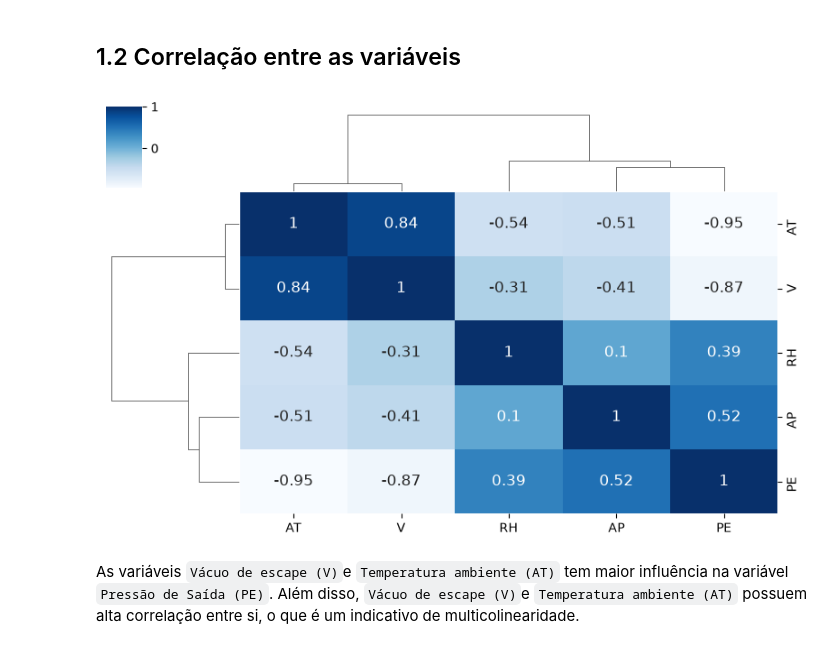
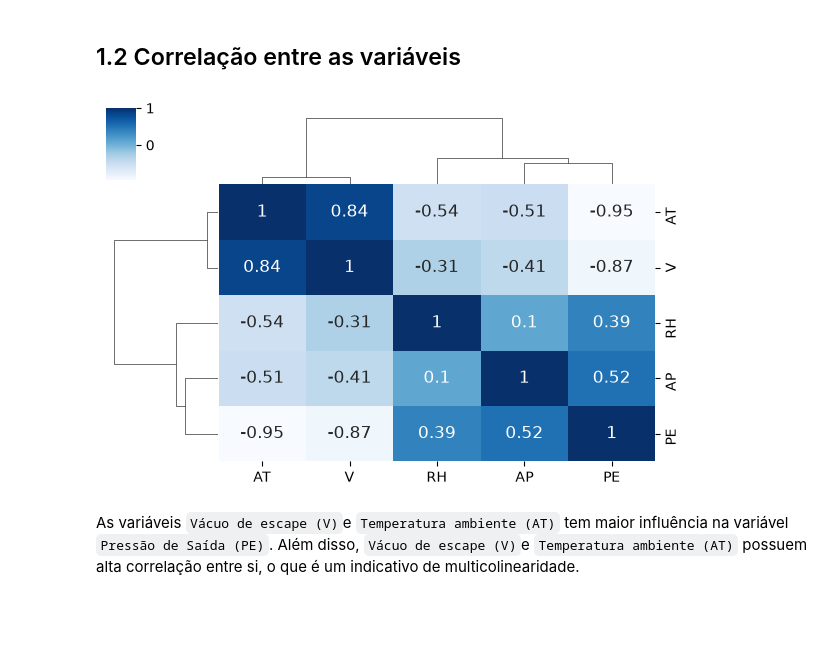
Before and after one commit to luizaires/Sistemas_Inteligentes_Unidade_I, a Jupyter notebook: Lista_de_Projetos.ipynb, the cells around one changed output. Saved outputs shown, nothing was run; the diff lists cells and outputs as text; code cells hidden in the pictures; blank space fills up the shorter version.

```diff
--- a/Lista_de_Projetos.ipynb
+++ b/Lista_de_Projetos.ipynb
@@ -52,9 +52,9 @@ memory usage: 373.9 KB
 # %% [markdown]
 ## 1.2 Correlação entre as variáveis
 # %%
-sns.clustermap(data = ccpp.corr(), cmap = 'Blues', annot = True, annot_kws = {'fontsize': 12}, figsize=(8, 5));
+sns.clustermap(data = ccpp.corr(), cmap = 'Blues', annot = True, annot_kws = {'fontsize': 12}, figsize=(6, 4));
 # %% [output]
-[figure, old version]
+[figure, new version]
 # %% [markdown]
 As variáveis `Vácuo de escape (V)`e `Temperatura ambiente (AT)` tem maior influência na variável `Pressão de Saída (PE)`. Além disso, `Vácuo de escape (V)`e `Temperatura ambiente (AT)` possuem alta correlação entre si, o que é um indicativo de multicolinearidade.
 # %% [markdown]
```
Also changed, not shown: parts of 19 cells of this notebook.
